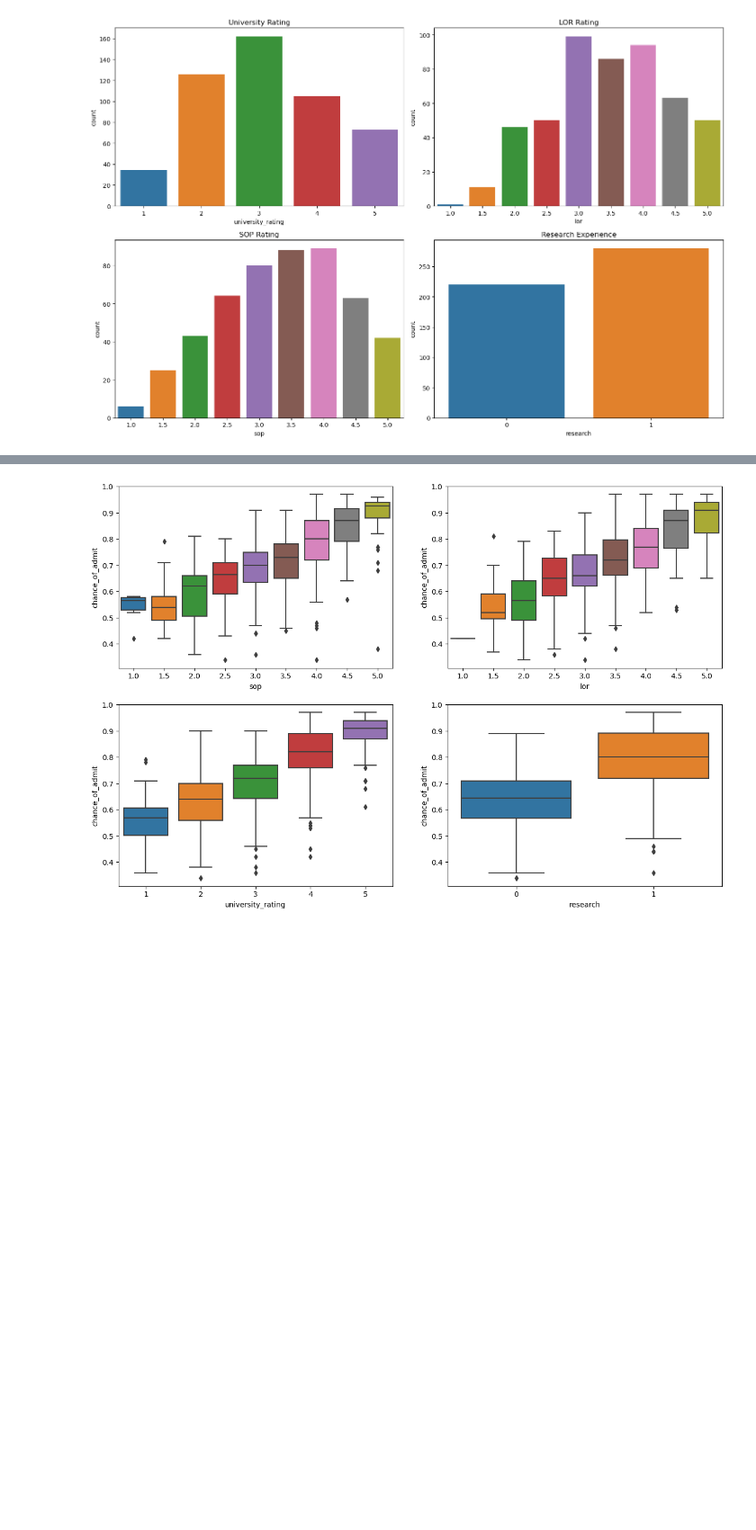
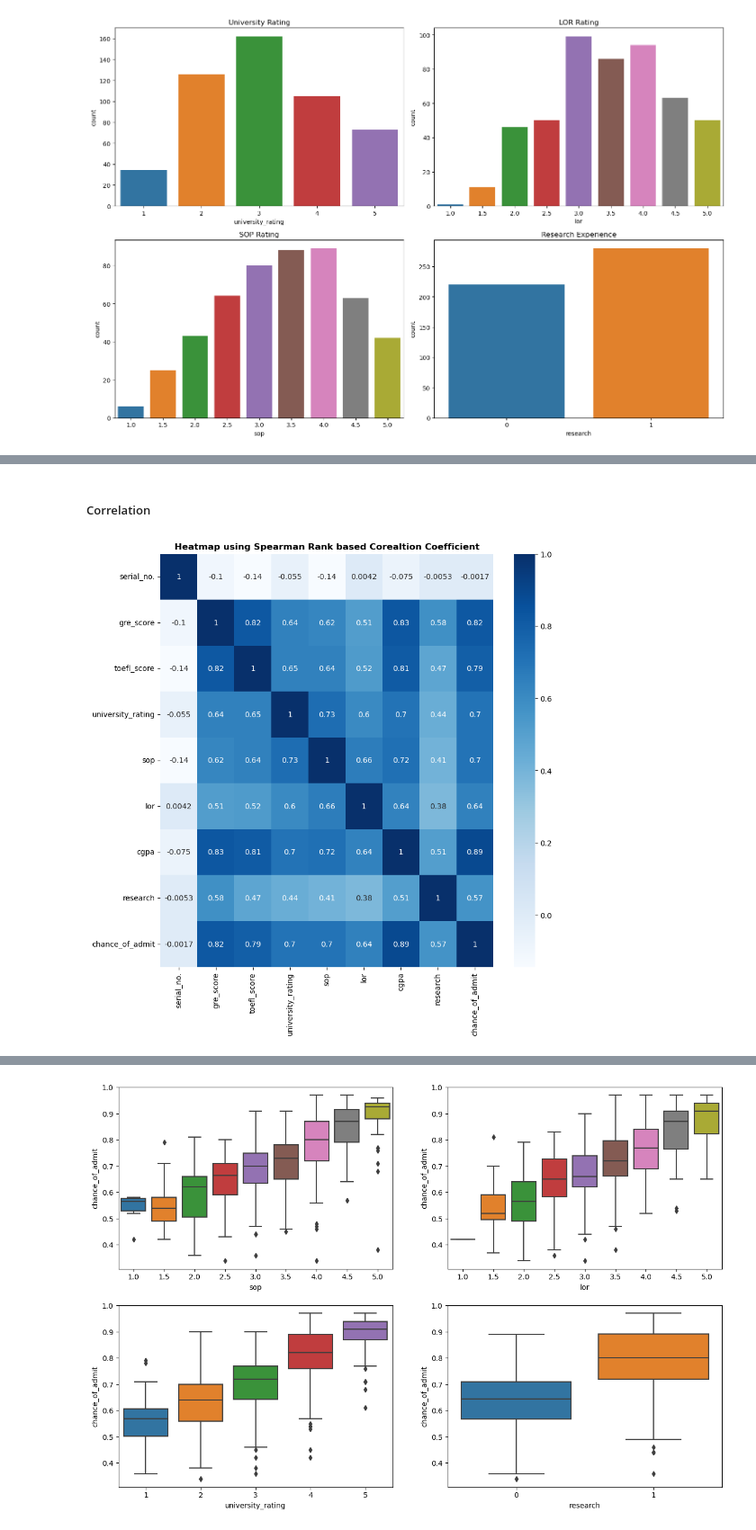
Before and after one commit to mayankjain281/ML_Supervised_Regression, a Jupyter notebook: Jamboree_Admission_Probability_Predictor/Jamboree_Admission_Probability_Predictor.ipynb, the cells around one changed output, grey strips where cells are left out. Shown at 90% size. Saved outputs shown, nothing was run; the diff lists cells and outputs as text; code cells hidden in the pictures; blank space fills up the shorter version.

```diff
--- a/Jamboree_Admission_Probability_Predictor/Jamboree_Admission_Probability_Predictor.ipynb
+++ b/Jamboree_Admission_Probability_Predictor/Jamboree_Admission_Probability_Predictor.ipynb
@@ -332,0 +243,12 @@ plt.show()
+# %% [markdown]
+##### Correlation
+# %%
+import matplotlib.pyplot as plt
+import seaborn as sns
+numeric_df = df.select_dtypes(include=['number'])
+plt.figure(figsize = (10,10))
+sns.heatmap(numeric_df.corr(method = 'spearman'), annot=True, cmap = "Blues")
+plt.title(f"Heatmap using Spearman Rank based Corealtion Coefficient", fontweight = 'bold')
+plt.show()
+# %% [output]
+[figure, added]
```
Also changed, not shown: parts of 130 cells of this notebook.
